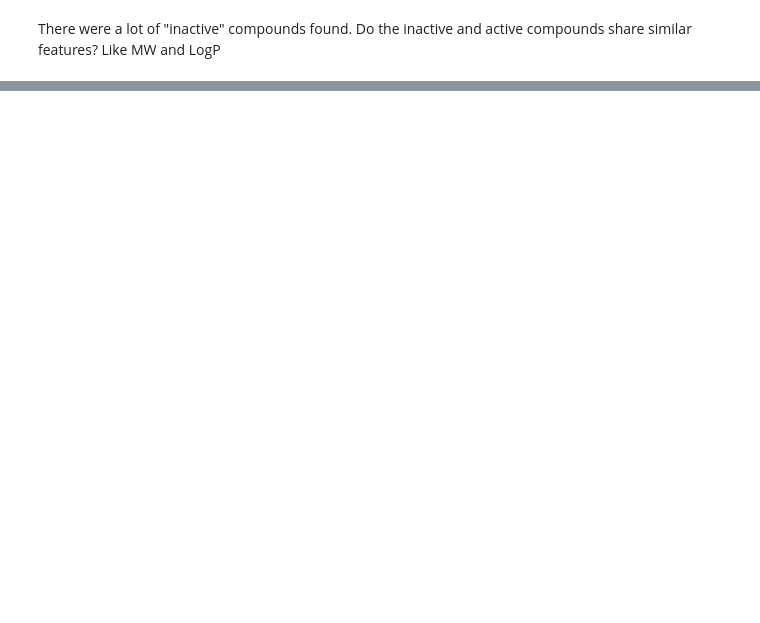
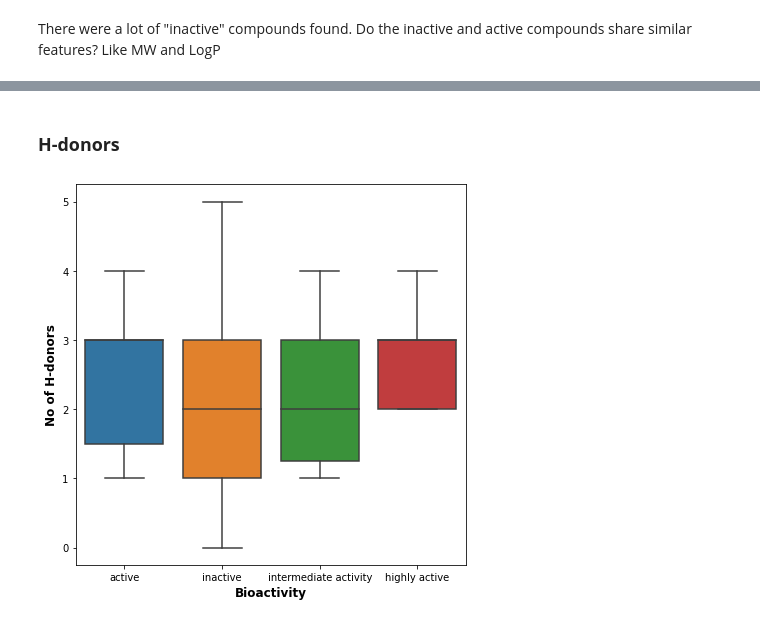
Before and after one commit to muyonaise/los_proyectos, a Jupyter notebook: AP2_associated_protein_kinase_1_inhibitors.ipynb, the cells around one changed output, grey strips where cells are left out. Drawn from its saved outputs; the diff is of its cells as text; code cells hidden in the pictures; blank space fills up the shorter version.

```diff
--- a/AP2_associated_protein_kinase_1_inhibitors.ipynb
+++ b/AP2_associated_protein_kinase_1_inhibitors.ipynb
@@ -456,0 +493,13 @@ plt.legend(bbox_to_anchor=(1,1), loc=2)
+# %% [markdown]
+### **H-donors**
+# %%
+plt.figure(figsize=(7,7))
+
+sbn.boxplot(x='bioactivity', y='No_H-Donors', data=combined_info)
+
+plt.xlabel('Bioactivity', fontsize=12, fontweight='bold')
+plt.ylabel('No of H-donors', fontsize=12, fontweight='bold')
+plt.show()
+#plt.savefig('distr_H-donors.png')
+# %% [output]
+[figure, added]
```
Also changed, not shown: parts of 27 cells of this notebook.
